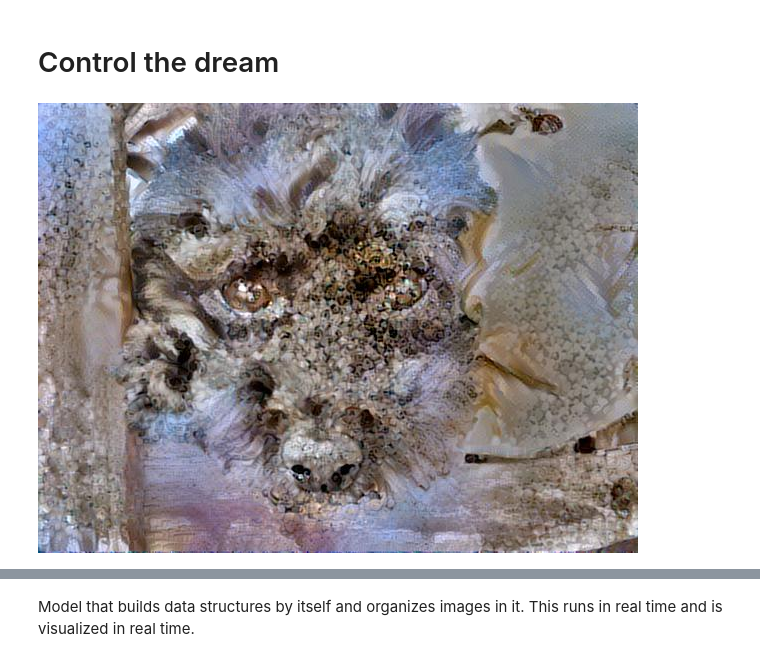
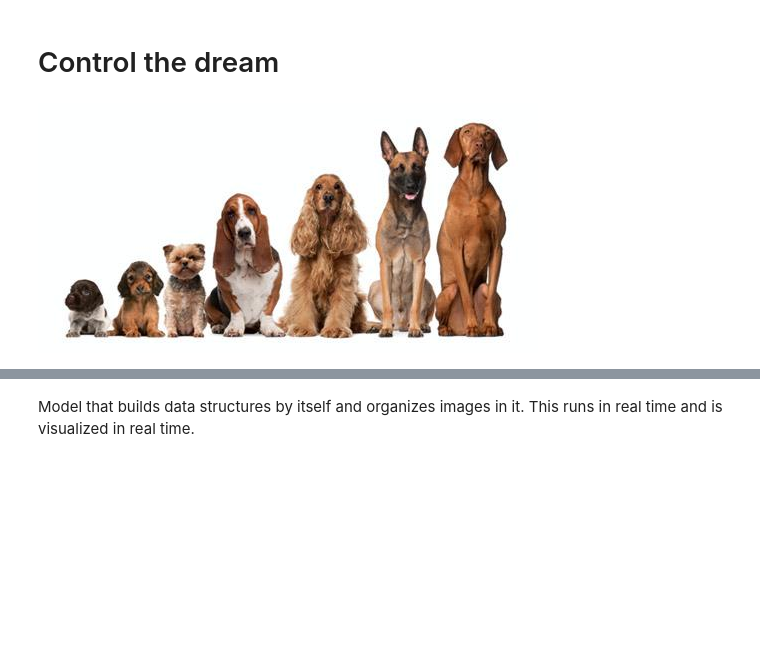
Before and after one commit to thommiano/cvr_6501-009, a Jupyter notebook: final_project/notebooks/A.4_deepdream.ipynb, the cells around one changed output, grey strips where cells are left out. Drawn from its saved outputs; the diff is of its cells as text; code cells hidden in the pictures; blank space fills up the shorter version.

```diff
--- a/final_project/notebooks/A.4_deepdream.ipynb
+++ b/final_project/notebooks/A.4_deepdream.ipynb
@@ -96,38 +93,38 @@ dream(model, input_np,
 # %% [markdown]
 # Control the dream
 # %%
-img_id = 0
+img_id = 3
 base_dream_path = './deepdream/data/target/'
 
 # transform = transforms.Compose([
 #     transforms.Scale((425,425)),
 #     transforms.ToTensor(),
 #     transforms.Normalize([0.485, 0.456, 0.406], [0.229, 0.224, 0.225]),
 #     ])
 
 transform = transforms.Compose([
     transforms.ToTensor(),
     transforms.Normalize([0.485, 0.456, 0.406], [0.229, 0.224, 0.225]),
     ])
 
 
 # transform = transforms.Compose([transforms.Scale((224,224)),transforms.ToTensor()])
 
 dream_set = dset.ImageFolder(base_dream_path,transform=transform)
 # dset = datasets.ImageFolder(os.path.join(), transforms)
 dset_loader = torch.utils.data.DataLoader(dream_set, batch_size=1)
 inputs_guide = dset_loader.dataset[img_id][0].unsqueeze(0)
 inputs_guide_np = inputs_guide.numpy()
 
 #inputs_guide, classes_guide = next(iter(dset_loader))
 #inputs_guide_np = inputs_guide.numpy()
 
 ddutil.showtensor(inputs_guide_np)
 
 # base_image = Image.fromarray(np.uint8(input_np * 255)).convert('RGBA')
 # plt.imshow(base_image)
 # %% [output]
-[figure, old version]
+[figure, new version]
 # %%
 model = ddresnet.resnet50(pretrained=True)
 # %%
```
Also changed, not shown: parts of 3 cells of this notebook, 8 other files.
